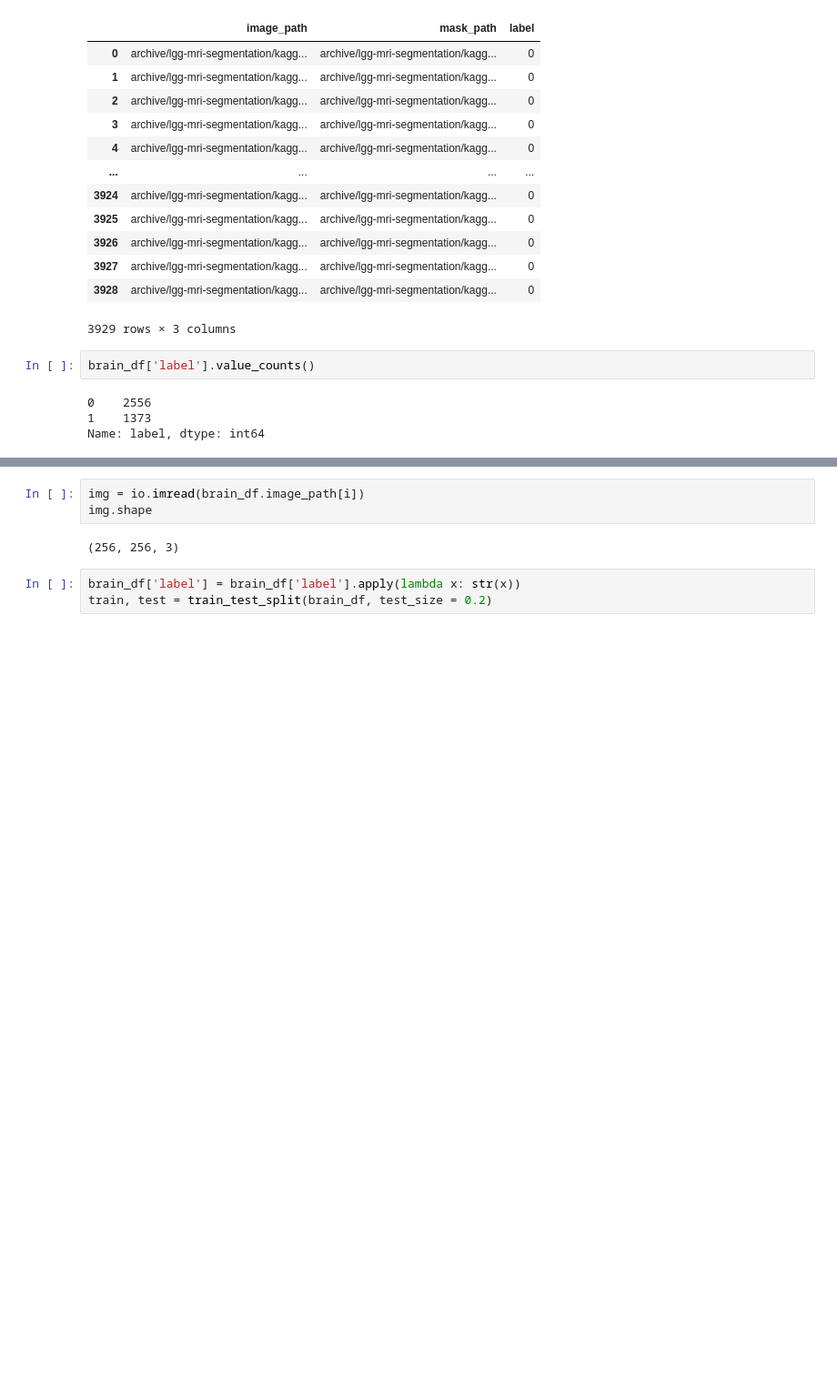
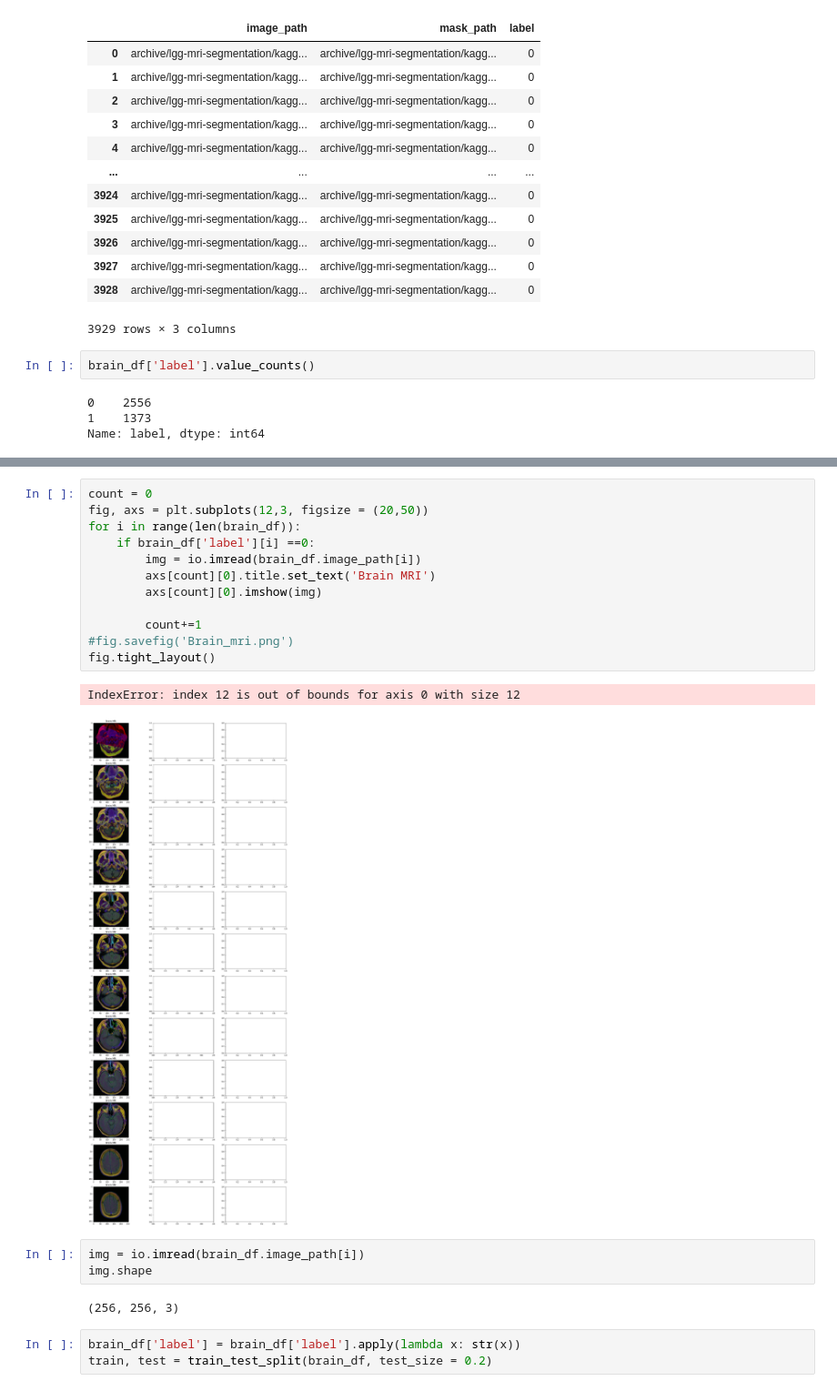
Before and after one commit to lraganit-star/CapstoneTwo, a Jupyter notebook: brain_tumor.ipynb, the cells around one changed output, grey strips where cells are left out. Shown at 91% size. Drawn from its saved outputs; the diff is of its cells as text; blank space fills up the shorter version.

```diff
--- a/brain_tumor.ipynb
+++ b/brain_tumor.ipynb
@@ -128,3 +128,18 @@ IndexError: index 6 is out of bounds for axis 0 with size 6
+# %%
+count = 0
+fig, axs = plt.subplots(12,3, figsize = (20,50))
+for i in range(len(brain_df)):
+    if brain_df['label'][i] ==0:
+        img = io.imread(brain_df.image_path[i])
+        axs[count][0].title.set_text('Brain MRI')
+        axs[count][0].imshow(img)
+
+        count+=1
+#fig.savefig('Brain_mri.png')
+fig.tight_layout()
+# %% [output]
+IndexError: index 12 is out of bounds for axis 0 with size 12
+[figure, added]
 # %%
 img = io.imread(brain_df.image_path[i])
 img.shape
```
Also changed, not shown: parts of 1 cell of this notebook, 5 other files.
